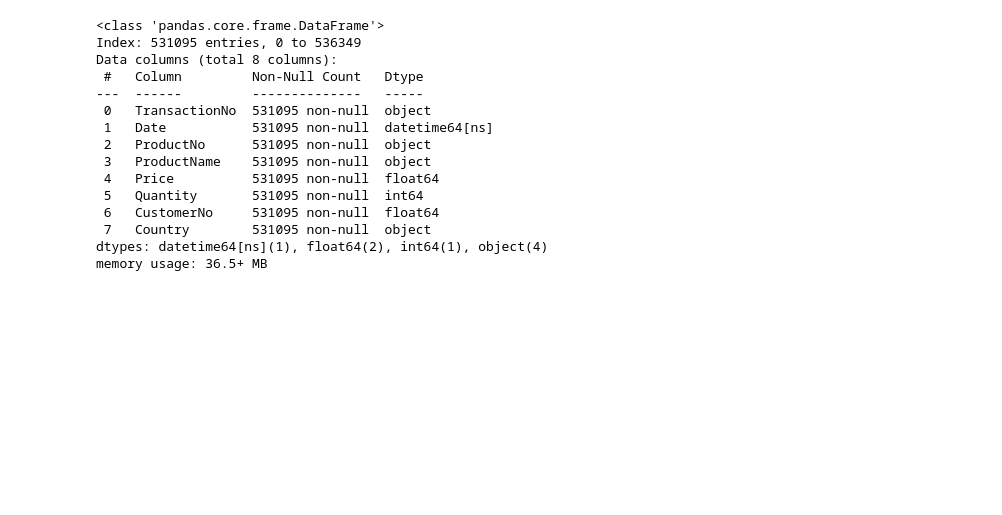
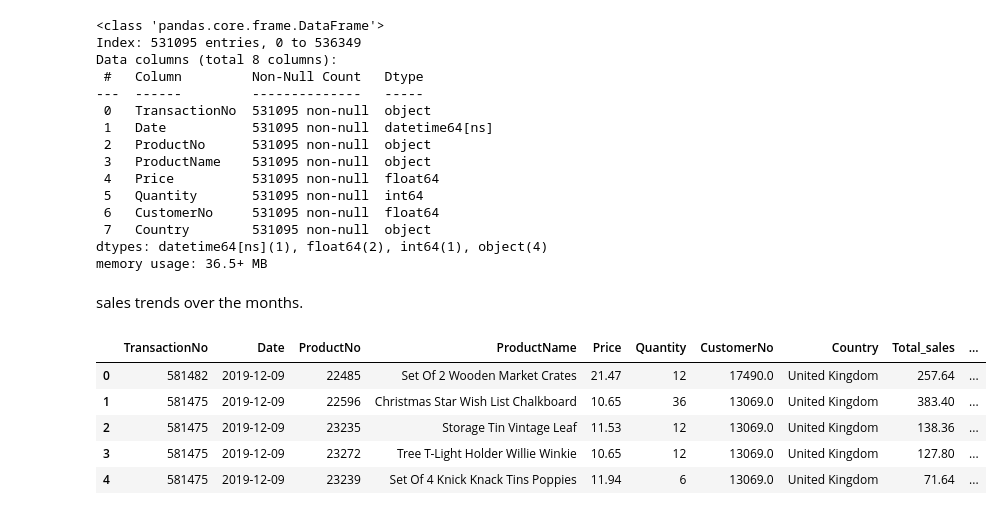
Before and after one commit to Oluyomy/Transforming_e-commerce_transactions, a Jupyter notebook: transactions.ipynb, the cells around one changed output. Saved outputs shown, nothing was run; the diff lists cells and outputs as text; code cells hidden in the pictures; blank space fills up the shorter version.

```diff
--- a/transactions.ipynb
+++ b/transactions.ipynb
@@ -172,3 +172,16 @@ Data columns (total 8 columns):
  7   Country        531095 non-null  object
 dtypes: datetime64[ns](1), float64(2), int64(1), object(4)
 memory usage: 36.5+ MB
+# %% [markdown]
+sales trends over  the months.
+# %%
+df['Total_sales'] = df['Quantity'] * df['Price']
+df['Month_Year'] = pd.to_datetime(df['Date']).dt.to_period('M')
+df.head()
+# %% [output]
+|  | TransactionNo | Date | ProductNo | ProductName | Price | Quantity | CustomerNo | Country | Total_sales | ... |
+| 0 | 581482 | 2019-12-09 | 22485 | Set Of 2 Wooden Market Crates | 21.47 | 12 | 17490.0 | United Kingdom | 257.64 | ... |
+| 1 | 581475 | 2019-12-09 | 22596 | Christmas Star Wish List Chalkboard | 10.65 | 36 | 13069.0 | United Kingdom | 383.40 | ... |
+| 2 | 581475 | 2019-12-09 | 23235 | Storage Tin Vintage Leaf | 11.53 | 12 | 13069.0 | United Kingdom | 138.36 | ... |
+| 3 | 581475 | 2019-12-09 | 23272 | Tree T-Light Holder Willie Winkie | 10.65 | 12 | 13069.0 | United Kingdom | 127.80 | ... |
+| 4 | 581475 | 2019-12-09 | 23239 | Set Of 4 Knick Knack Tins Poppies | 11.94 | 6 | 13069.0 | United Kingdom | 71.64 | ... |
```
Also changed, not shown: parts of 1 cell of this notebook.
